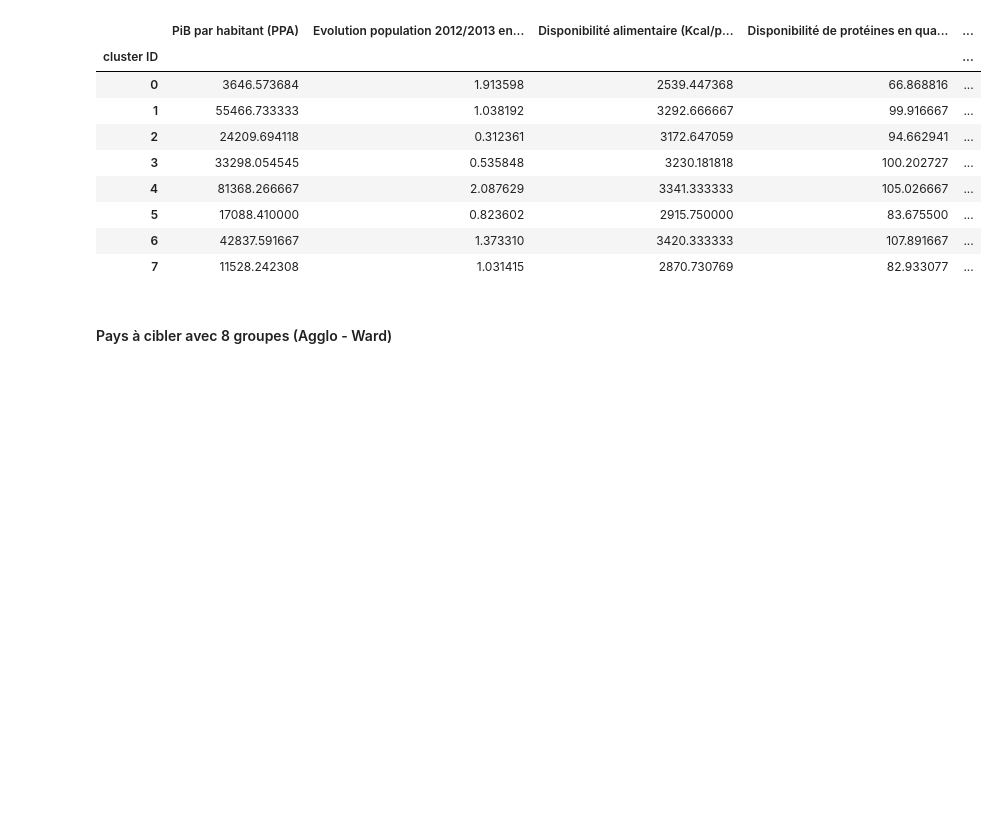
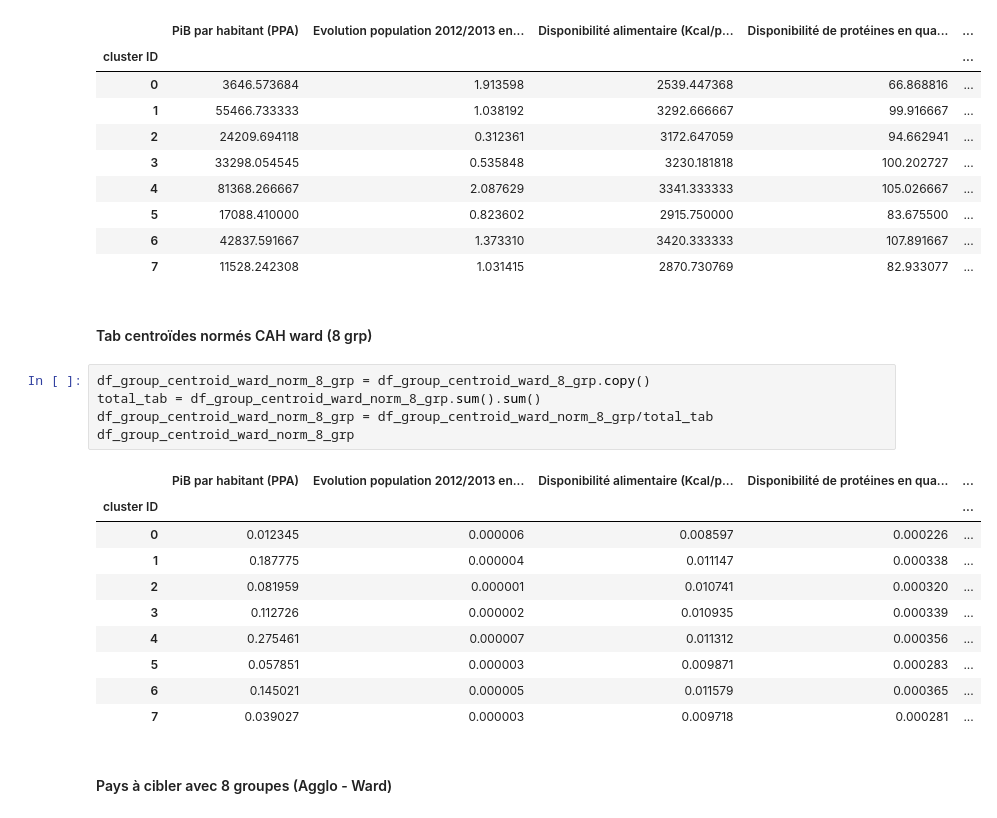
Before and after one commit to Silvock/project_5_prod_market_study, a Jupyter notebook: notebook/Exercice5-final.ipynb, the cells around one changed output. Cells and saved outputs as stored; diff of their text form; blank space fills up the shorter version.

```diff
--- a/notebook/Exercice5-final.ipynb
+++ b/notebook/Exercice5-final.ipynb
@@ -991,6 +1039,24 @@ df_group_centroid_ward_8_grp
 | 5 | 17088.410000 | 0.823602 | 2915.750000 | 83.675500 | ... |
 | 6 | 42837.591667 | 1.373310 | 3420.333333 | 107.891667 | ... |
 | 7 | 11528.242308 | 1.031415 | 2870.730769 | 82.933077 | ... |
+# %% [markdown]
+#### Tab centroïdes normés CAH ward (8 grp)
+# %%
+df_group_centroid_ward_norm_8_grp = df_group_centroid_ward_8_grp.copy()
+total_tab = df_group_centroid_ward_norm_8_grp.sum().sum()
+df_group_centroid_ward_norm_8_grp = df_group_centroid_ward_norm_8_grp/total_tab
+df_group_centroid_ward_norm_8_grp
+# %% [output]
+|  | PiB par habitant (PPA) | Evolution population 2012/2013 en... | Disponibilité alimentaire (Kcal/p... | Disponibilité de protéines en qua... | ... |
+| cluster ID |  |  |  |  | ... |
+| 0 | 0.012345 | 0.000006 | 0.008597 | 0.000226 | ... |
+| 1 | 0.187775 | 0.000004 | 0.011147 | 0.000338 | ... |
+| 2 | 0.081959 | 0.000001 | 0.010741 | 0.000320 | ... |
+| 3 | 0.112726 | 0.000002 | 0.010935 | 0.000339 | ... |
+| 4 | 0.275461 | 0.000007 | 0.011312 | 0.000356 | ... |
+| 5 | 0.057851 | 0.000003 | 0.009871 | 0.000283 | ... |
+| 6 | 0.145021 | 0.000005 | 0.011579 | 0.000365 | ... |
+| 7 | 0.039027 | 0.000003 | 0.009718 | 0.000281 | ... |
 # %% [markdown]
 #### Pays à cibler avec 8 groupes (Agglo - Ward)
 # %%
```
Also changed, not shown: parts of 27 cells of this notebook, 32 other files.
